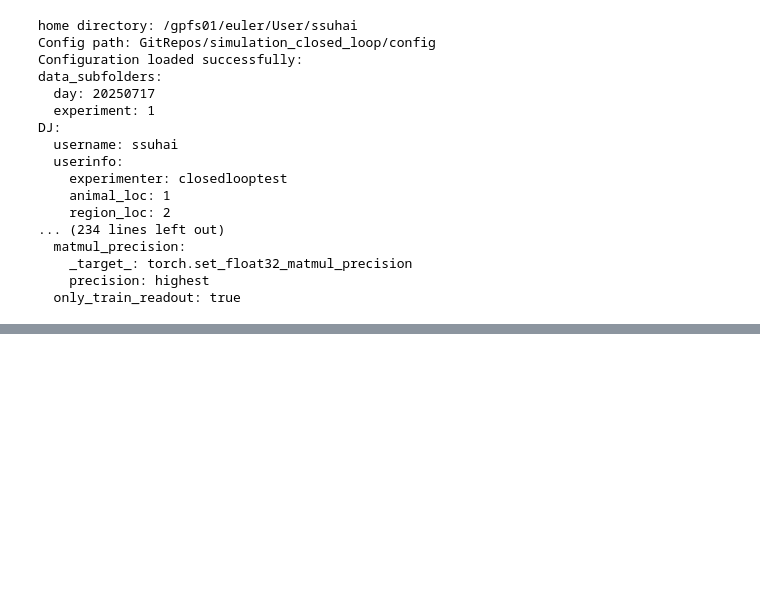
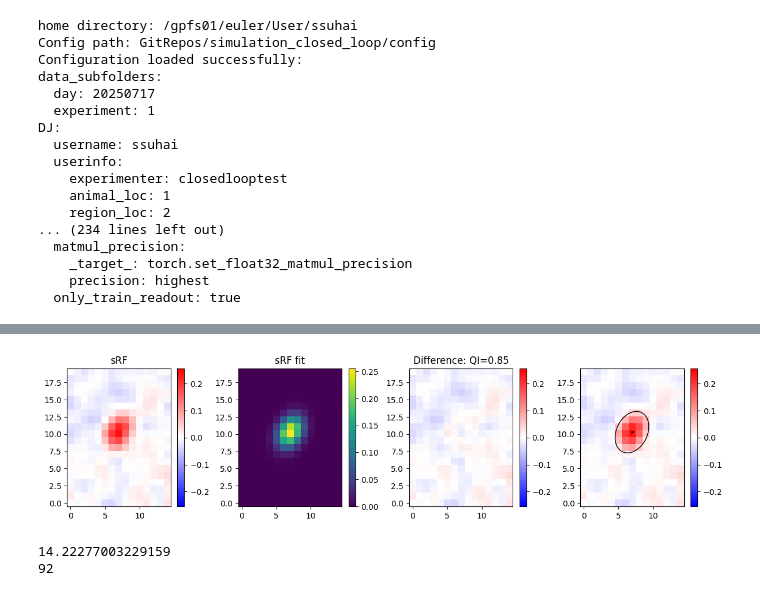
Before and after one commit to SamuelSuhai/model_in_the_loop, a Jupyter notebook: notebooks/archive/rf_center_via_glm.ipynb, the cells around one changed output, grey strips where cells are left out. Cells and saved outputs as stored; diff of their text form; code cells hidden in the pictures; blank space fills up the shorter version.

```diff
--- a/notebooks/archive/rf_center_via_glm.ipynb
+++ b/notebooks/archive/rf_center_via_glm.ipynb
@@ -119,0 +129,11 @@ dj_table_holder("FitGauss2DRF")().populate()
+# %%
+(dj_table_holder("FitGauss2DRF")() & dict(roi_id=33)).plot1()
+# %% [output]
+[figure, added]
+# %%
+all_parmas = (dj_table_holder("FitGauss2DRF")()).fetch("srf_params")
+print(max([p["x_mean"] for p in all_parmas]))
+print(np.argmax([p["y_mean"] for p in all_parmas]))
+# %% [output]
+14.22277003229159
+92
```
Also changed, not shown: parts of 6 cells of this notebook, 9 other files.
